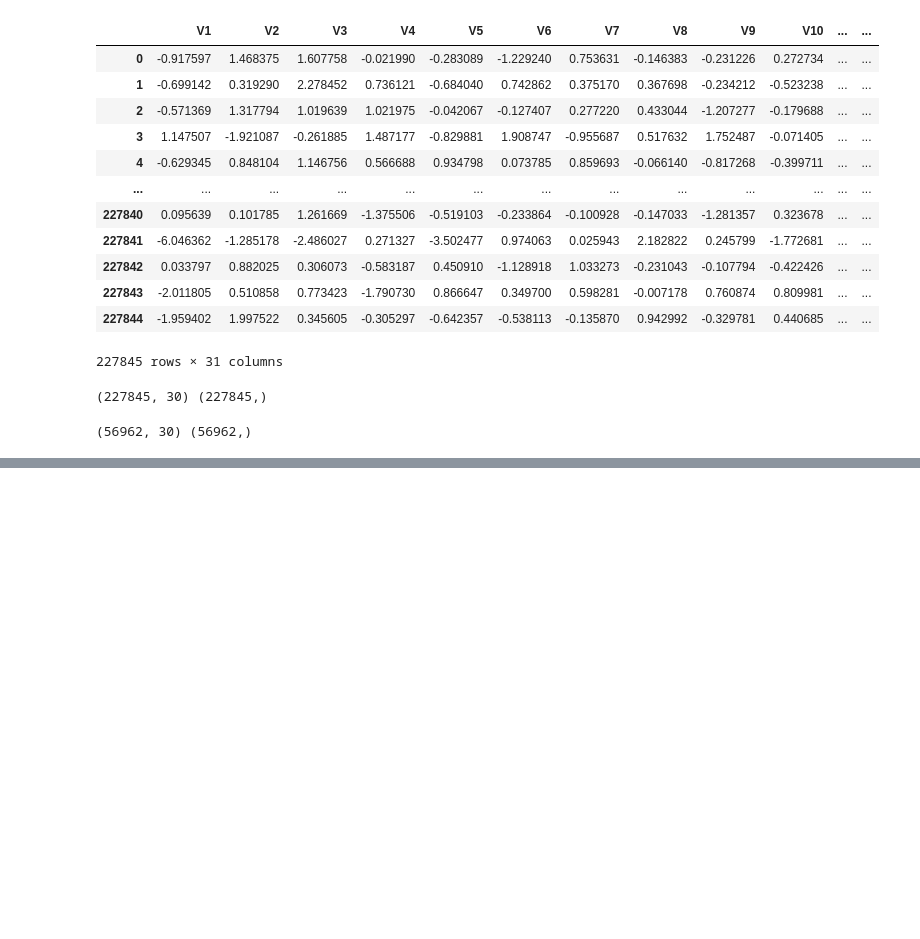
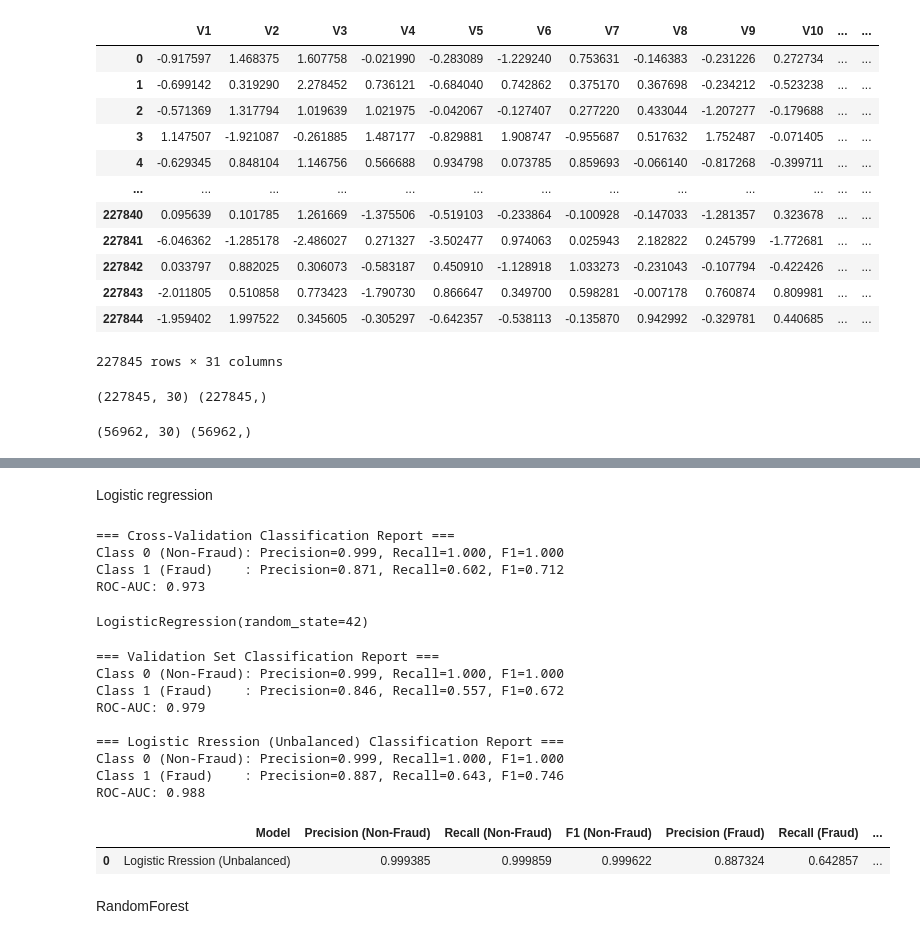
Before and after one commit to kaiokasa/fraud_detection, a Jupyter notebook: unbalance_modeling_notebook.ipynb, the cells around one changed output, grey strips where cells are left out. Cells and saved outputs as stored; diff of their text form; code cells hidden in the pictures; blank space fills up the shorter version.

Commit message:
Created 2 metric functions that printh the crossvalidation classification report and testing classification report and create a table with the result of models on testing set

```diff
--- a/unbalance_modeling_notebook.ipynb
+++ b/unbalance_modeling_notebook.ipynb
@@ -39,0 +44,11 @@ print(X_test.shape,y_test.shape)
+# %%
+import pandas as pd
+
+results_df = pd.DataFrame(columns=[
+    "Model",
+    "Precision (Non-Fraud)", "Recall (Non-Fraud)", "F1 (Non-Fraud)",
+    "Precision (Fraud)", "Recall (Fraud)", "F1 (Fraud)",
+    "ROC-AUC"
+])
+# %% [markdown]
+Logistic regression
@@ -39,0 +58,36 @@ print(X_test.shape,y_test.shape)
+# %%
+from crossval_report import print_crossval_results
+lr_model = LogisticRegression(random_state=42)
+print_crossval_results(lr_model, X_train, y_train, cv=5)
+# %% [output]
+=== Cross-Validation Classification Report ===
+Class 0 (Non-Fraud): Precision=0.999, Recall=1.000, F1=1.000
+Class 1 (Fraud)    : Precision=0.871, Recall=0.602, F1=0.712
+ROC-AUC: 0.973
+# %%
+from sklearn.linear_model import LogisticRegression
+
+lr_model = LogisticRegression(random_state=42)
+lr_model.fit(X_train, y_train)
+# %% [output]
+LogisticRegression(random_state=42)
+# %%
+y_test_pred = lr_model.predict(X_test)
+y_test_proba = lr_model.predict_proba(X_test)[:, 1]
+from store_results import store_and_print_results
+results_df = store_and_print_results(results_df, "Logistic Rression (Unbalanced)", y_test, y_test_pred, y_test_proba)
+results_df
+# %% [output]
+=== Validation Set Classification Report ===
+Class 0 (Non-Fraud): Precision=0.999, Recall=1.000, F1=1.000
+Class 1 (Fraud)    : Precision=0.846, Recall=0.557, F1=0.672
+ROC-AUC: 0.979
+
+=== Logistic Rression (Unbalanced) Classification Report ===
+Class 0 (Non-Fraud): Precision=0.999, Recall=1.000, F1=1.000
+Class 1 (Fraud)    : Precision=0.887, Recall=0.643, F1=0.746
+ROC-AUC: 0.988
+|  | Model | Precision (Non-Fraud) | Recall (Non-Fraud) | F1 (Non-Fraud) | Precision (Fraud) | Recall (Fraud) | ... |
+| 0 | Logistic Rression (Unbalanced) | 0.999385 | 0.999859 | 0.999622 | 0.887324 | 0.642857 | ... |
+# %% [markdown]
+RandomForest
```
Also changed, not shown: parts of 3 cells of this notebook, 2 other files.
